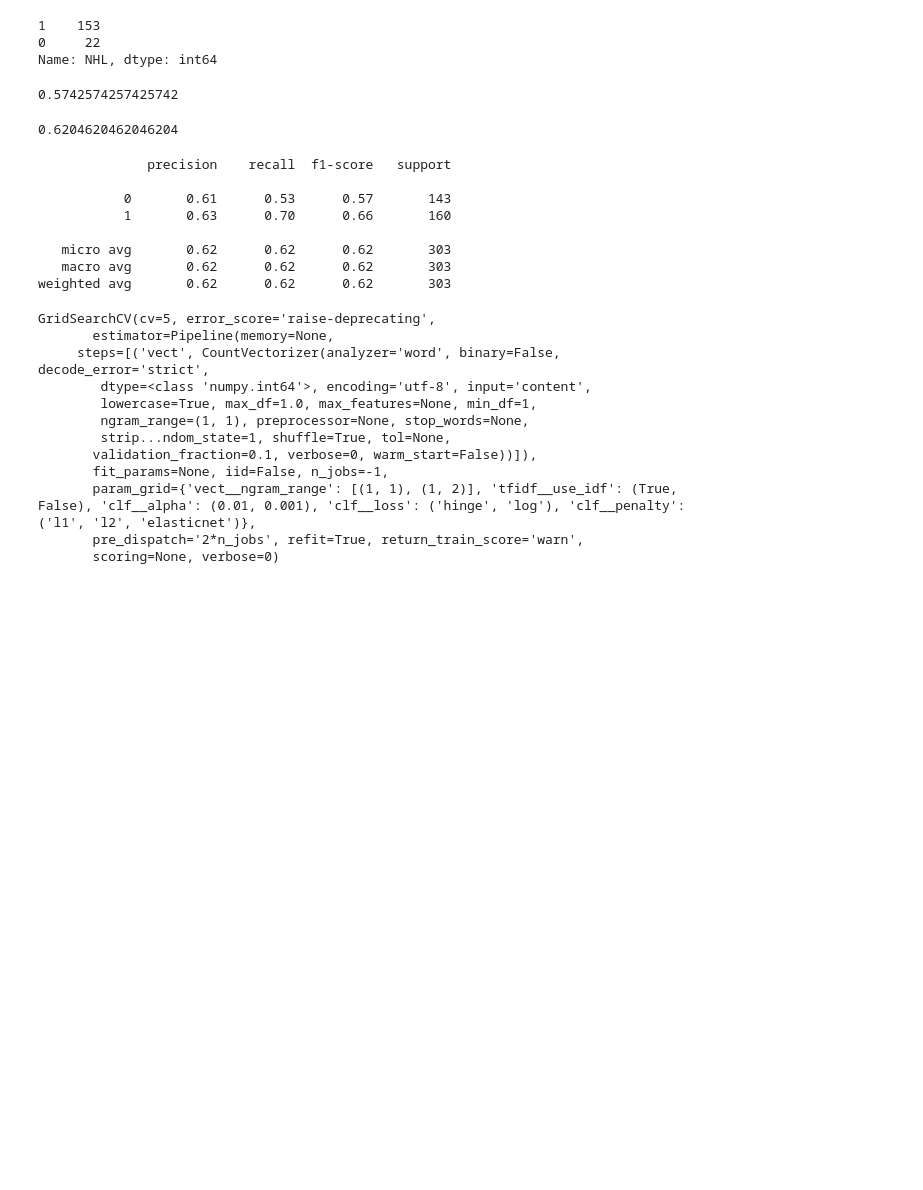
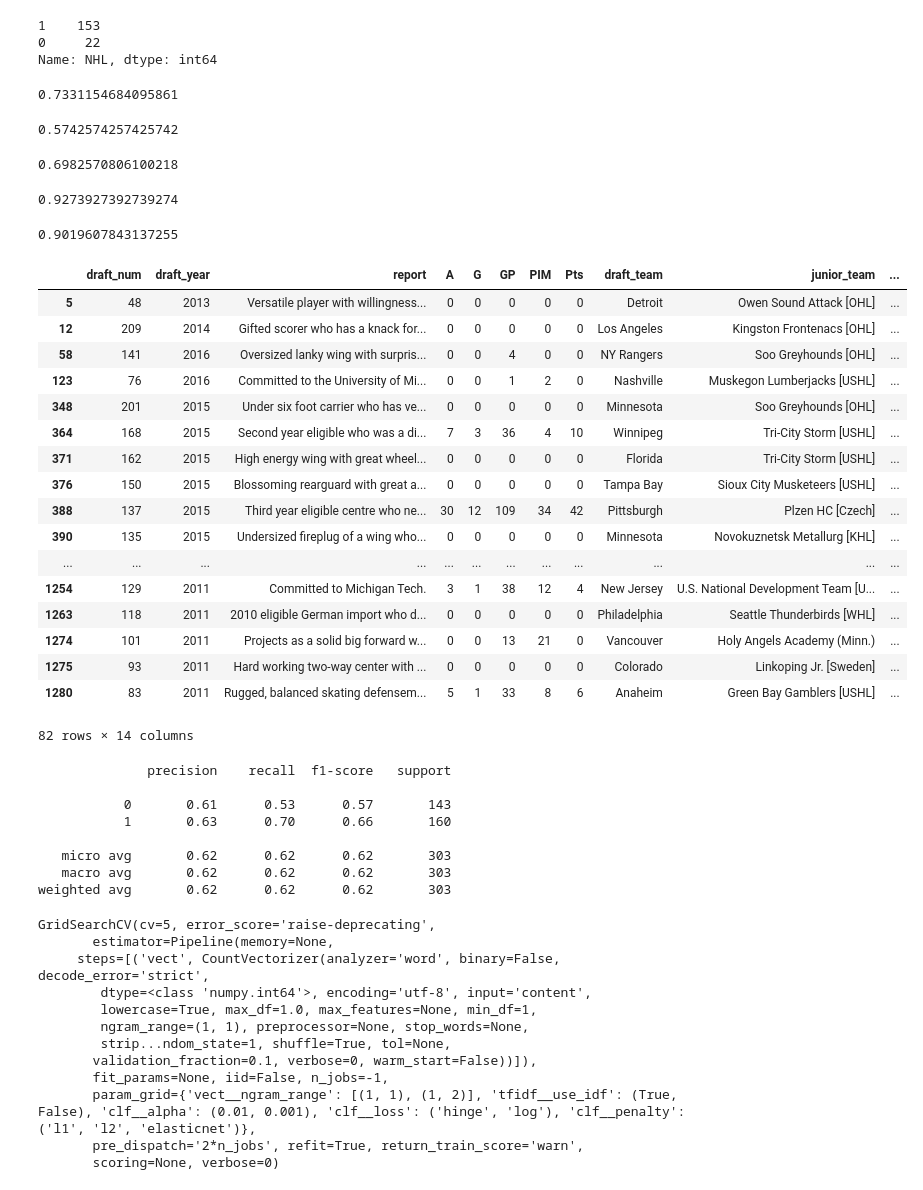
Before and after one commit to mattjliu/NHL-Prospect-Classifier, a Jupyter notebook: notebooks/Untitled1.ipynb, the cells around one changed output. Drawn from its saved outputs; the diff is of its cells as text; code cells hidden in the pictures; blank space fills up the shorter version.

```diff
--- a/notebooks/Untitled1.ipynb
+++ b/notebooks/Untitled1.ipynb
@@ -140,6 +119,10 @@ valid[valid['draft_year'] == 2019].NHL.value_counts()
 1    153
 0     22
 Name: NHL, dtype: int64
+# %%
+np.mean(clf.predict(X_train_tfidf) == train.NHL)
+# %% [output]
+0.7331154684095861
 # %%
 # Naive Bayes
 clf1 = Pipeline([
@@ -154,20 +137,49 @@ predicted = clf1.predict(X_test)
 np.mean(predicted == y_test)
 # %% [output]
 0.5742574257425742
+# %%
+np.mean(clf1.predict(train.report) == train.NHL)
+# %% [output]
+0.6982570806100218
 # %%
 # Linear SVM
 clf2 = Pipeline([
     ('vect',CountVectorizer()),
     ('tfidf',TfidfTransformer()),
     ('clf',SGDClassifier(penalty='l2',alpha=1e-3,
-                        random_state=1,max_iter=5,tol=None))
+                         max_iter=5,tol=None))
 ])
 
-clf2.fit(X_train,y_train)
+clf2.fit(train.report,train.NHL)
 predicted = clf2.predict(X_test)
 np.mean(predicted == y_test)
 # %% [output]
-0.6204620462046204
+0.9273927392739274
+# %%
+np.mean(clf2.predict(train.report) == train.NHL)
+# %% [output]
+0.9019607843137255
+# %%
+train[clf2.predict(train.report) != train.NHL]
+# %% [output]
+|  | draft_num | draft_year | report | A | G | GP | PIM | Pts | draft_team | junior_team | ... |
+| 5 | 48 | 2013 | Versatile player with willingness... | 0 | 0 | 0 | 0 | 0 | Detroit | Owen Sound Attack [OHL] | ... |
+| 12 | 209 | 2014 | Gifted scorer who has a knack for... | 0 | 0 | 0 | 0 | 0 | Los Angeles | Kingston Frontenacs [OHL] | ... |
+| 58 | 141 | 2016 | Oversized lanky wing with surpris... | 0 | 0 | 4 | 0 | 0 | NY Rangers | Soo Greyhounds [OHL] | ... |
+| 123 | 76 | 2016 | Committed to the University of Mi... | 0 | 0 | 1 | 2 | 0 | Nashville | Muskegon Lumberjacks [USHL] | ... |
+| 348 | 201 | 2015 | Under six foot carrier who has ve... | 0 | 0 | 0 | 0 | 0 | Minnesota | Soo Greyhounds [OHL] | ... |
+| 364 | 168 | 2015 | Second year eligible who was a di... | 7 | 3 | 36 | 4 | 10 | Winnipeg | Tri-City Storm [USHL] | ... |
+| 371 | 162 | 2015 | High energy wing with great wheel... | 0 | 0 | 0 | 0 | 0 | Florida | Tri-City Storm [USHL] | ... |
+| 376 | 150 | 2015 | Blossoming rearguard with great a... | 0 | 0 | 0 | 0 | 0 | Tampa Bay | Sioux City Musketeers [USHL] | ... |
+| 388 | 137 | 2015 | Third year eligible centre who ne... | 30 | 12 | 109 | 34 | 42 | Pittsburgh | Plzen HC [Czech] | ... |
+| 390 | 135 | 2015 | Undersized fireplug of a wing who... | 0 | 0 | 0 | 0 | 0 | Minnesota | Novokuznetsk Metallurg [KHL] | ... |
+| ... | ... | ... | ... | ... | ... | ... | ... | ... | ... | ... | ... |
+| 1254 | 129 | 2011 | Committed to Michigan Tech. | 3 | 1 | 38 | 12 | 4 | New Jersey | U.S. National Development Team [U... | ... |
+| 1263 | 118 | 2011 | 2010 eligible German import who d... | 0 | 0 | 0 | 0 | 0 | Philadelphia | Seattle Thunderbirds [WHL] | ... |
+| 1274 | 101 | 2011 | Projects as a solid big forward w... | 0 | 0 | 13 | 21 | 0 | Vancouver | Holy Angels Academy (Minn.) | ... |
+| 1275 | 93 | 2011 | Hard working two-way center with ... | 0 | 0 | 0 | 0 | 0 | Colorado | Linkoping Jr. [Sweden] | ... |
+| 1280 | 83 | 2011 | Rugged, balanced skating defensem... | 5 | 1 | 33 | 8 | 6 | Anaheim | Green Bay Gamblers [USHL] | ... |
+82 rows × 14 columns
 # %%
 print(metrics.classification_report(y_test,predicted))
 # %% [output]
```
Also changed, not shown: parts of 1 cell of this notebook, 12 other files.
